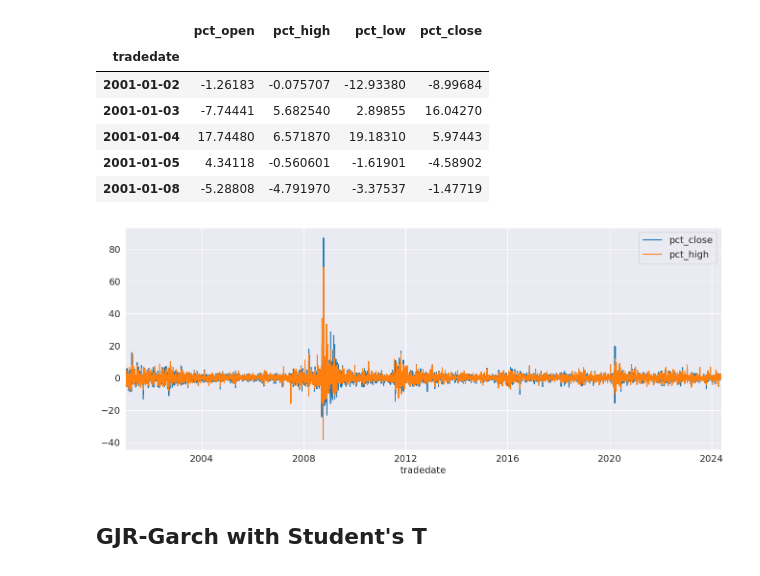
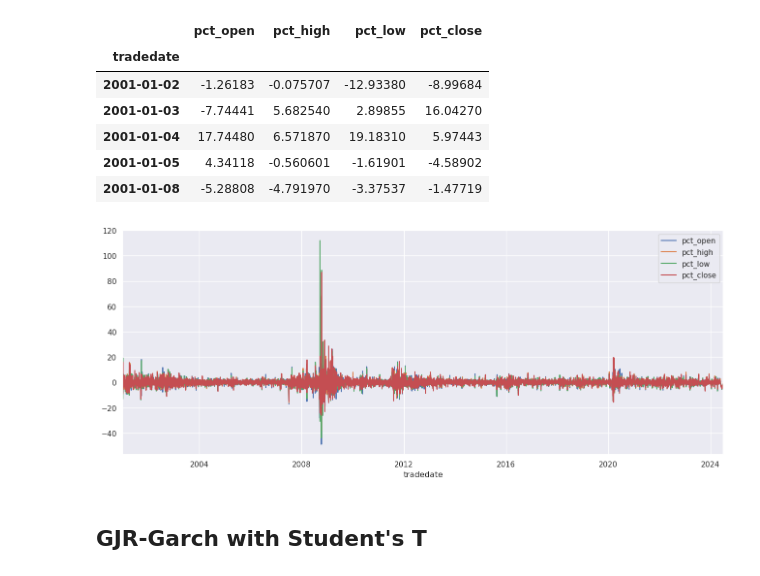
Before and after one commit to kwoodle/ktrade_volatility, a Jupyter notebook: notebooks/garch2.ipynb, the cells around one changed output. Saved outputs shown, nothing was run; the diff lists cells and outputs as text; code cells hidden in the pictures.

```diff
--- a/notebooks/garch2.ipynb
+++ b/notebooks/garch2.ipynb
@@ -8,6 +8,7 @@ import matplotlib.pyplot as plt
 import seaborn
 
 seaborn.set_style("darkgrid")
+seaborn.set_theme()
 plt.rc("figure", figsize=(16, 6))
 plt.rc("savefig", dpi=90)
 plt.rc("font", family="sans-serif")
@@ -41,11 +42,13 @@ df.head()
 | 2001-01-08 | -5.28808 | -4.791970 | -3.37537 | -1.47719 |
 # %%
 ax = plt.gca()
+df.plot(y='pct_open', ax=ax)
+df.plot(y='pct_high', ax=ax)
+df.plot(y='pct_low', ax=ax)
 df.plot(y='pct_close', ax=ax)
-df.plot(y='pct_high', ax=ax)
 xlim = ax.set_xlim(df.index.min(), df.index.max())
 # %% [output]
-[figure, old version]
+[figure, new version]
 # %%
 from arch import arch_model
 # %% [markdown]
```
Also changed, not shown: parts of 4 cells of this notebook, 5 other files.
